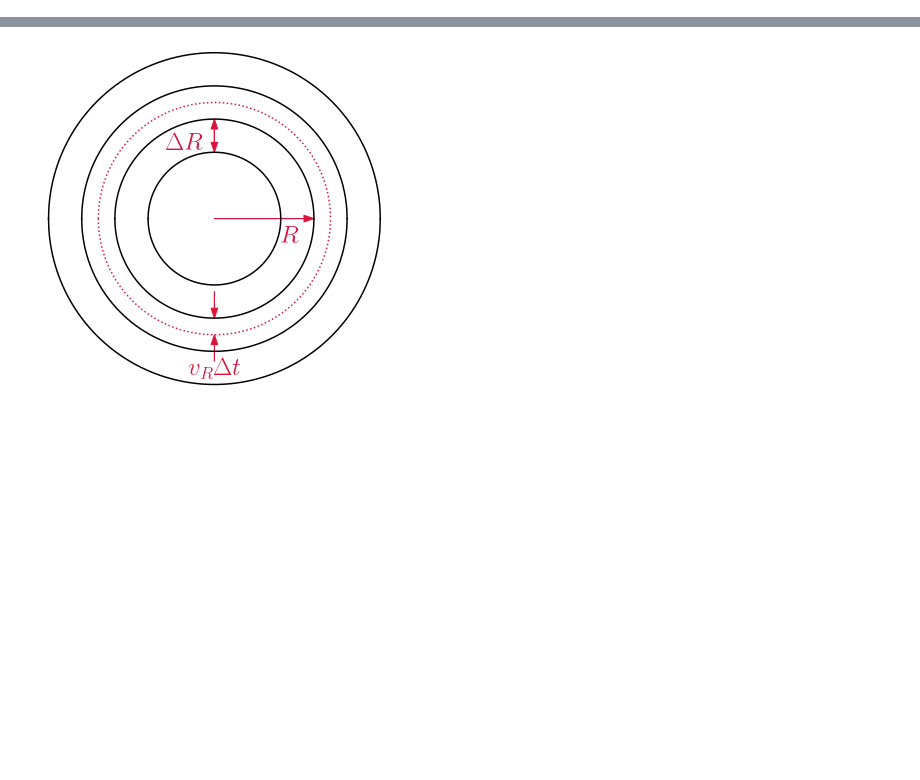
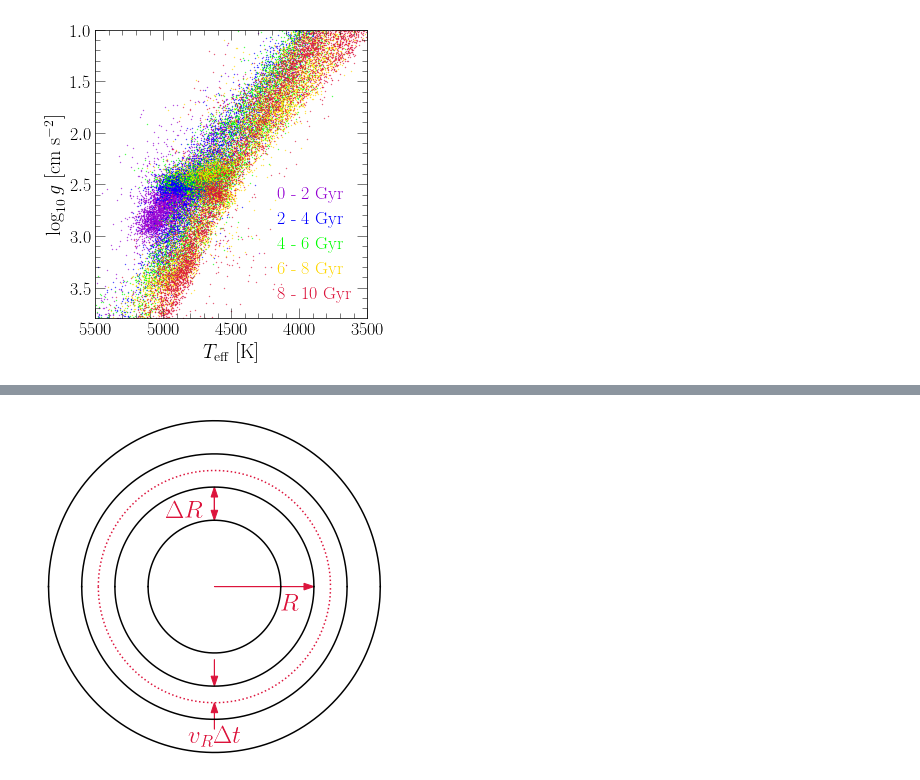
Before and after one commit to giganano/outflows, a Jupyter notebook: notebooks/paperfigures.ipynb, the cells around one changed output, grey strips where cells are left out. Drawn from its saved outputs; the diff is of its cells as text; code cells hidden in the pictures; blank space fills up the shorter version.

```diff
--- a/notebooks/paperfigures.ipynb
+++ b/notebooks/paperfigures.ipynb
@@ -14,0 +18,13 @@ sys.version_info(major=3, minor=10, micro=4, releaselevel='final', serial=0)
+# %%
+columns = ["LINE", "APOGEE_ID", "RA", "DEC", "GALR", "GALPHI", "GALZ", "SNREV", "TEFF", "TEFF_ERR",
+    "LOGG", "LOGG_ERR", "FE_H", "FE_H_ERR", "O_FE", "O_FE_ERR", "ASTRONN_AGE", "ASTRONN_AGE_ERR",
+    "LATENT_AGE", "LATENT_AGE_ERR"]
+raw = np.genfromtxt("../data/Leung2023.csv", delimiter = ',', skip_header = 1, usecols = range(len(columns)))
+sample = {}
+for i in range(len(columns)):
+    sample[columns[i]] = [row[i] for row in raw]
+sample["o_h"] = [a + b for a, b in zip(sample["O_FE"], sample["FE_H"])]
+sample["o_h_err"] = [np.sqrt(a**2 + b**2) for a, b in zip(sample["O_FE_ERR"], sample["FE_H_ERR"])]
+sample["absz"] = [abs(_) for _ in sample["GALZ"]]
+sample = vice.dataframe(sample)
+print(sample)
@@ -14,0 +49,53 @@ sys.version_info(major=3, minor=10, micro=4, releaselevel='final', serial=0)
+# %%
+N_SAMPLE = 5000
+random.seed(a = 1)
+
+fig = plt.figure(figsize = (5, 5))
+ax = fig.add_subplot(111)
+ax.set_xlabel(r"$T_\text{eff}$ [K]")
+ax.set_ylabel(r"$\log_{10} g$ [cm s$^{-2}$]")
+ax.set_xlim([3500, 5500])
+ax.set_ylim([1, 3.8])
+ax.invert_xaxis()
+ax.invert_yaxis()
+
+
+age_bins = [0, 2, 4, 6, 8, 10]
+colors = ["darkviolet", "blue", "lime", "gold", "crimson"]
+for i in range(len(colors)):
+    subsample = sample.filter(
+        "ASTRONN_AGE", ">=", age_bins[i]).filter(
+        "ASTRONN_AGE", "<=", age_bins[i + 1]).filter(
+        "ABSZ", ">=", 0).filter(
+        "ABSZ", "<=", 0.5)
+    indices = random.sample(range(len(subsample["TEFF"])), N_SAMPLE)
+    kwargs = {
+        "c": named_colors()[colors[i]],
+        "s": 0.1,
+        "rasterized": True,
+        "label": "%d - %d Gyr" % (age_bins[i], age_bins[i + 1])
+    }
+    teff = [subsample["TEFF"][idx] for idx in indices]
+    logg = [subsample["LOGG"][idx] for idx in indices]
+    ax.scatter(teff, logg, **kwargs)
+
+# kwargs = {
+#     "c": named_colors()["black"],
+#     "linestyle": "--"
+# }
+# ax.plot([4250, ax.get_xlim()[0]], 2 * [2.5], **kwargs)
+# ax.plot([4250, ax.get_xlim()[0]], 2 * [3.6], **kwargs)
+
+kwargs = {
+    "loc": mpl_loc("lower right"),
+    "ncol": 1,
+    "handlelength": 0
+}
+leg = ax.legend(**kwargs)
+fancy_legend(leg, colors)
+
+plt.tight_layout()
+plt.savefig("../paper/figures/kiel_diagram.pdf")
+plt.show()
+# %% [output]
+[figure, added]
```
Also changed, not shown: parts of 5 cells of this notebook, 41 other files.
